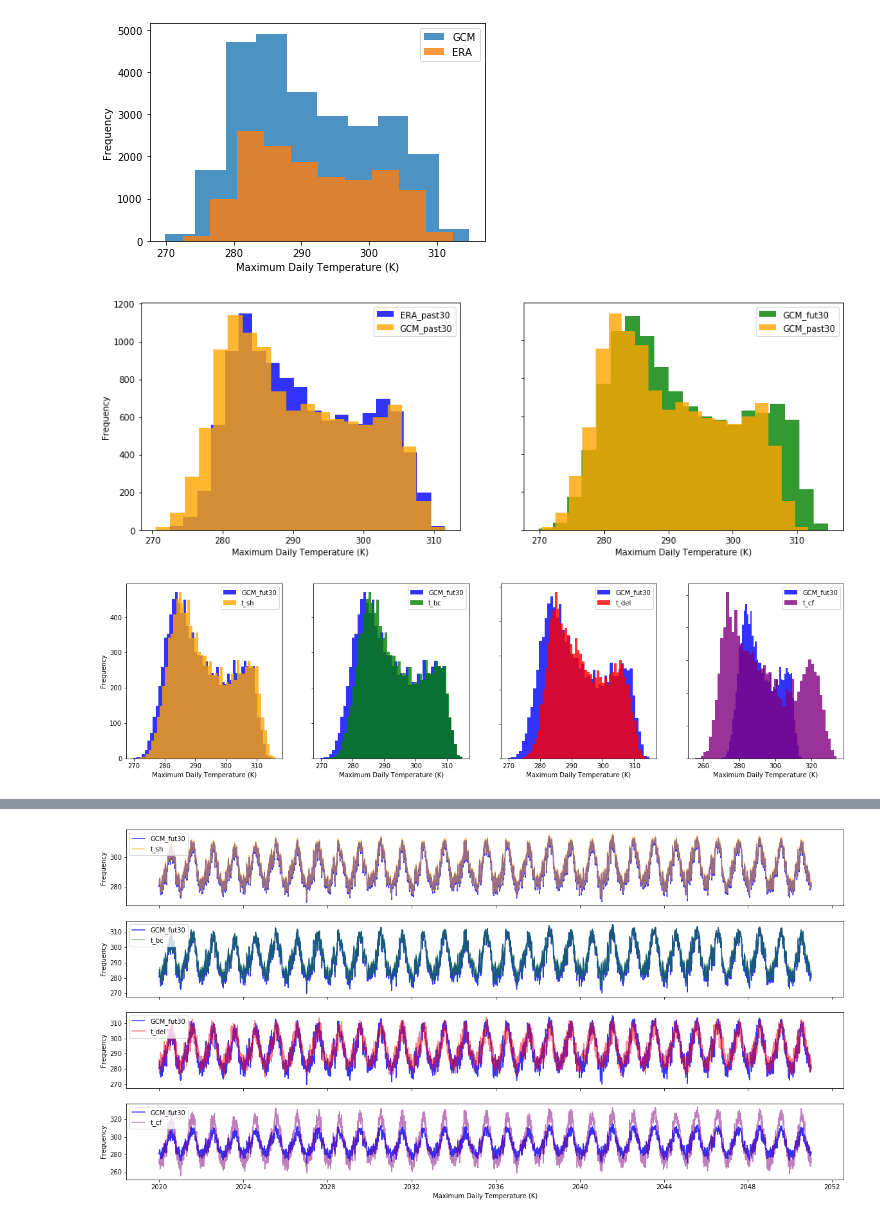
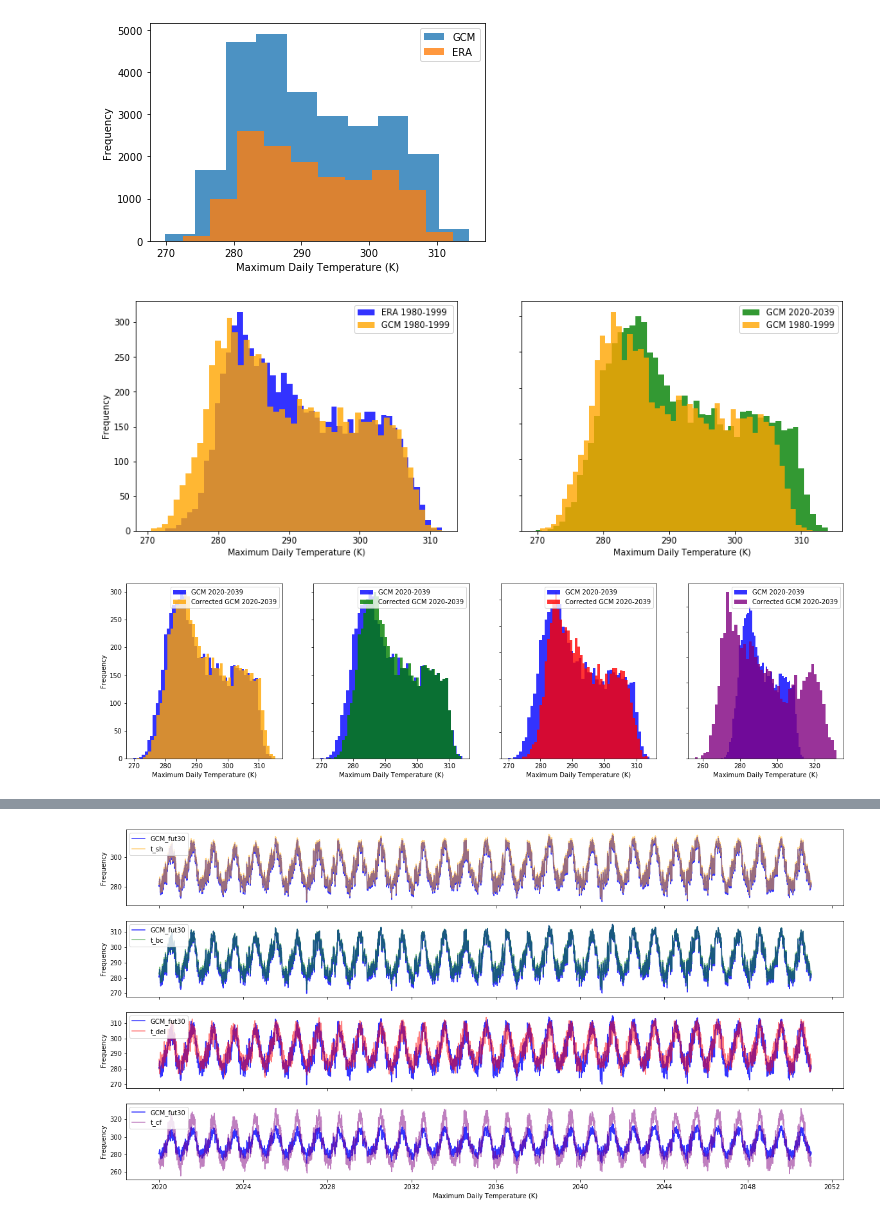
Before and after one commit to raghul-parthipan/urban-climate-downloader, a Jupyter notebook: notebooks/mgm_bc_madrid.ipynb, the cells around one changed output, grey strips where cells are left out. Saved outputs shown, nothing was run; the diff lists cells and outputs as text; code cells hidden in the pictures.

Commit message:
change time periods and other minor things

```diff
--- a/notebooks/mgm_bc_madrid.ipynb
+++ b/notebooks/mgm_bc_madrid.ipynb
@@ -102,21 +112,29 @@ plt.show()
 # %%
-df_era_past30 = df_era['1980-01-01':'2010-12-31'].copy()
-df_gcm_past30 = df_gcm['1980-01-01':'2010-12-31'].copy()
-df_gcm_fut30 = df_gcm['2020-01-01':'2050-12-31'].copy()
+df_era_past = df_era['1980-01-01':'1999-12-31'].copy()
+df_gcm_past = df_gcm['1980-01-01':'1999-12-31'].copy()
+df_gcm_present = df_gcm['2000-01-01':'2019-12-31'].copy()
+df_era_present = df_era['2000-01-01':'2019-12-31'].copy()
+df_gcm_future = df_gcm['2020-01-01':'2039-12-31'].copy()
 # %%
+num_bins = 50
+
+past_period = '1980-1999'
+present_period = '2000-2019'
+future_period = '2020-2039'
+
 fig, axs = plt.subplots(1,2, figsize=(15,5))
-axs[0].hist(df_era_past30.data, alpha=0.8, label='ERA_past30', color="blue", bins=20)
-axs[0].hist(df_gcm_past30.data, alpha=0.8, label='GCM_past30', color="orange", bins=20)
+axs[0].hist(df_era_past.data, alpha=0.8, label='ERA '+past_period, color="blue", bins=num_bins)
+axs[0].hist(df_gcm_past.data, alpha=0.8, label='GCM '+past_period, color="orange", bins=num_bins)
 axs[0].legend()
-axs[1].hist(df_gcm_fut30.data, alpha=0.8, label='GCM_fut30', color="green", bins=20)
-axs[1].hist(df_gcm_past30.data, alpha=0.8, label='GCM_past30', color="orange", bins=20)
+axs[1].hist(df_gcm_future.data, alpha=0.8, label='GCM '+future_period, color="green", bins=num_bins)
+axs[1].hist(df_gcm_past.data, alpha=0.8, label='GCM '+past_period, color="orange", bins=num_bins)
 axs[1].legend()
 
 for ax in axs.flat:
     ax.set(xlabel='Maximum Daily Temperature (K)', ylabel='Frequency')
 
 # Hide x labels and tick labels for top plots and y ticks for right plots.
 for ax in axs.flat:
     ax.label_outer()
 # %% [output]
-[figure, old version]
+[figure, new version]
@@ -166,21 +190,31 @@ num_bins = 50
 
 fig, axs = plt.subplots(1,4, figsize=(20,5))
 
-axs[0].hist(df_gcm_fut30.data, alpha=0.8, label='GCM_fut30', color="blue", bins=num_bins)
-axs[0].hist(t_sh.data, alpha=0.8, label='t_sh', color="orange", bins=num_bins)
+if time == "present":
+    corrected_period = "2000-2019"
+elif time == "future":
+    corrected_period = "2020-2039"
+
+axs[0].hist(t_raw.data, alpha=0.8, label='GCM '+corrected_period, color="blue", bins=num_bins)
+axs[0].hist(t_sh.data, alpha=0.8, label='Corrected GCM '+corrected_period, color="orange", bins=num_bins)
 axs[0].legend()
+#axs[0].title.set_text('Mean shift')
 
-axs[1].hist(df_gcm_fut30.data, alpha=0.8, label='GCM_fut30', color="blue", bins=num_bins)
-axs[1].hist(t_bc.data, alpha=0.8, label='t_bc', color="green", bins=num_bins)
+axs[1].hist(t_raw.data, alpha=0.8, label='GCM '+corrected_period, color="blue", bins=num_bins)
+axs[1].hist(t_bc.data, alpha=0.8, label='Corrected GCM '+corrected_period, color="green", bins=num_bins)
 axs[1].legend()
+#axs[1].title.set_text('Bias correction (mean and variance)')
 
-axs[2].hist(df_gcm_fut30.data, alpha=0.8, label='GCM_fut30', color="blue", bins=num_bins)
-axs[2].hist(t_del.data, alpha=0.8, label='t_del', color="red", bins=num_bins)
+axs[2].hist(t_raw.data, alpha=0.8, label='GCM '+corrected_period, color="blue", bins=num_bins)
+axs[2].hist(t_del.data, alpha=0.8, label='Corrected GCM '+corrected_period, color="red", bins=num_bins)
 axs[2].legend()
+#axs[2].title.set_text('Delta change (mean shift only)')
 
-axs[3].hist(df_gcm_fut30.data, alpha=0.8, label='GCM_fut30', color="blue", bins=num_bins)
-axs[3].hist(t_cf.data, alpha=0.8, label='t_cf', color="purple", bins=num_bins)
+axs[3].hist(t_raw.data, alpha=0.8, label='GCM '+corrected_period, color="blue", bins=num_bins)
+axs[3].hist(t_cf.data, alpha=0.8, label='Corrected GCM '+corrected_period, color="purple", bins=num_bins)
 axs[3].legend()
+#axs[3].title.set_text('Change factor (mean and variance)')
+
 
 for ax in axs.flat:
     ax.set(xlabel='Maximum Daily Temperature (K)', ylabel='Frequency')
@@ -189,4 +223,4 @@ for ax in axs.flat:
 for ax in axs.flat:
     ax.label_outer()
 # %% [output]
-[figure, old version]
+[figure, new version]
```
Also changed, not shown: parts of 5 cells of this notebook.
